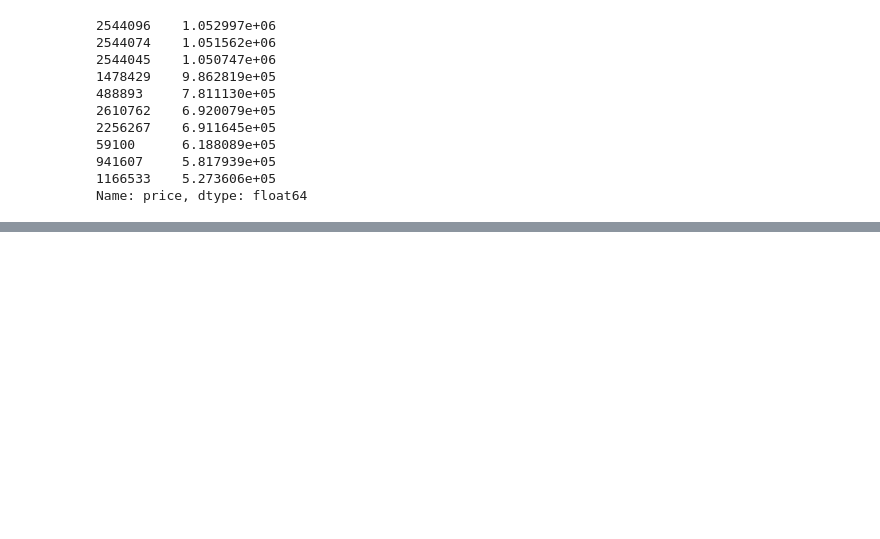
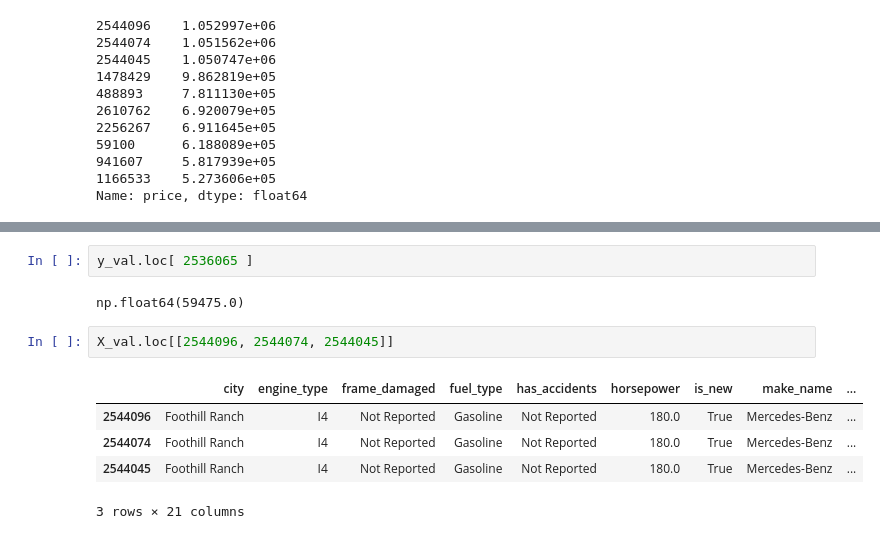
Before and after one commit to CaseyKiiza2026/vehicle-valuation-platform, a Jupyter notebook: notebooks/baseline_model.ipynb, the cells around one changed output, grey strips where cells are left out. Cells and saved outputs as stored; diff of their text form; blank space fills up the shorter version.

```diff
--- a/notebooks/baseline_model.ipynb
+++ b/notebooks/baseline_model.ipynb
@@ -187,0 +290,12 @@ Name: price, dtype: float64
+# %%
+y_val.loc[ 2536065 ]
+# %% [output]
+np.float64(59475.0)
+# %%
+X_val.loc[[2544096, 2544074, 2544045]]
+# %% [output]
+|  | city | engine_type | frame_damaged | fuel_type | has_accidents | horsepower | is_new | make_name | ... |
+| 2544096 | Foothill Ranch | I4 | Not Reported | Gasoline | Not Reported | 180.0 | True | Mercedes-Benz | ... |
+| 2544074 | Foothill Ranch | I4 | Not Reported | Gasoline | Not Reported | 180.0 | True | Mercedes-Benz | ... |
+| 2544045 | Foothill Ranch | I4 | Not Reported | Gasoline | Not Reported | 180.0 | True | Mercedes-Benz | ... |
+3 rows × 21 columns
```
Also changed, not shown: parts of 21 cells of this notebook.
